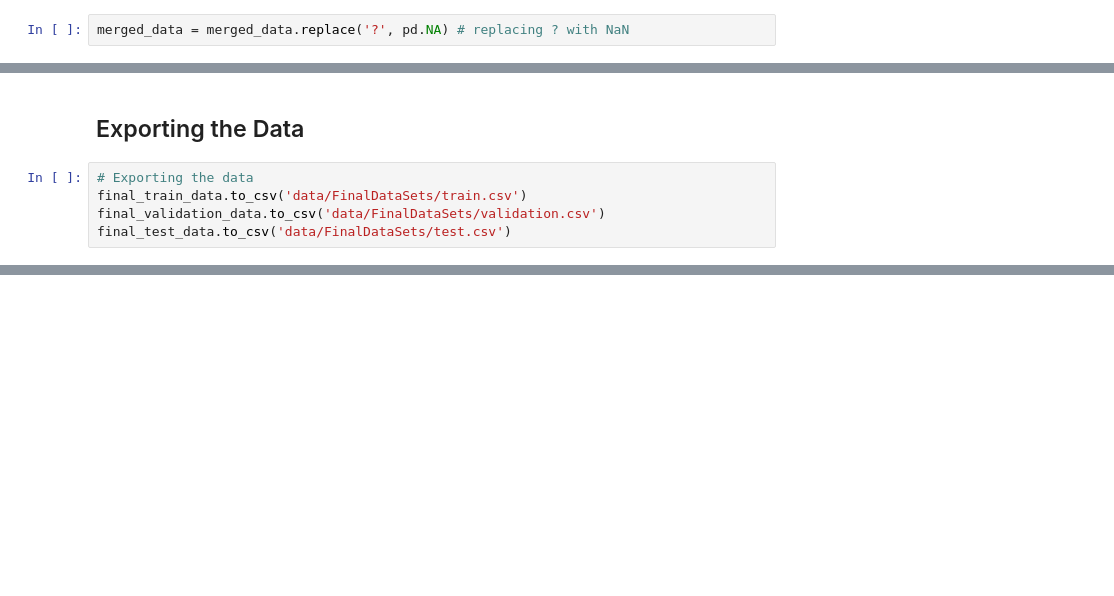
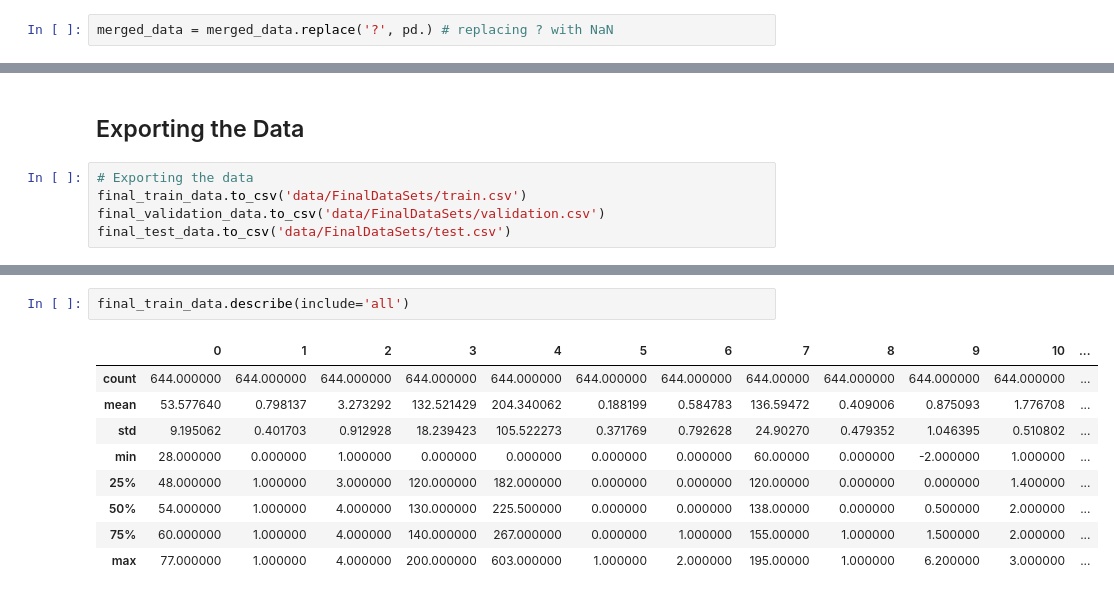
Before and after one commit to lucky-KRMU/KhushiDL-Heart-Disease, a Jupyter notebook: dataPreparation.ipynb, the cells around one changed output, grey strips where cells are left out. Cells and saved outputs as stored; diff of their text form; blank space fills up the shorter version.

```diff
--- a/dataPreparation.ipynb
+++ b/dataPreparation.ipynb
@@ -39,7 +39,7 @@ Data columns (total 14 columns):
 dtypes: float64(3), int64(1), object(8), str(2)
 memory usage: 107.8+ KB
 # %%
-merged_data = merged_data.replace('?', pd.NA) # replacing ? with NaN
+merged_data = merged_data.replace('?', pd.) # replacing ? with NaN
 # %%
 merged_data.info()
 # %% [output]
@@ -279,0 +317,12 @@ final_test_data.to_csv('data/FinalDataSets/test.csv')
+# %%
+final_train_data.describe(include='all')
+# %% [output]
+|  | 0 | 1 | 2 | 3 | 4 | 5 | 6 | 7 | 8 | 9 | 10 | ... |
+| count | 644.000000 | 644.000000 | 644.000000 | 644.000000 | 644.000000 | 644.000000 | 644.000000 | 644.00000 | 644.000000 | 644.000000 | 644.000000 | ... |
+| mean | 53.577640 | 0.798137 | 3.273292 | 132.521429 | 204.340062 | 0.188199 | 0.584783 | 136.59472 | 0.409006 | 0.875093 | 1.776708 | ... |
+| std | 9.195062 | 0.401703 | 0.912928 | 18.239423 | 105.522273 | 0.371769 | 0.792628 | 24.90270 | 0.479352 | 1.046395 | 0.510802 | ... |
+| min | 28.000000 | 0.000000 | 1.000000 | 0.000000 | 0.000000 | 0.000000 | 0.000000 | 60.00000 | 0.000000 | -2.000000 | 1.000000 | ... |
+| 25% | 48.000000 | 1.000000 | 3.000000 | 120.000000 | 182.000000 | 0.000000 | 0.000000 | 120.00000 | 0.000000 | 0.000000 | 1.400000 | ... |
+| 50% | 54.000000 | 1.000000 | 4.000000 | 130.000000 | 225.500000 | 0.000000 | 0.000000 | 138.00000 | 0.000000 | 0.500000 | 2.000000 | ... |
+| 75% | 60.000000 | 1.000000 | 4.000000 | 140.000000 | 267.000000 | 0.000000 | 1.000000 | 155.00000 | 1.000000 | 1.500000 | 2.000000 | ... |
+| max | 77.000000 | 1.000000 | 4.000000 | 200.000000 | 603.000000 | 1.000000 | 2.000000 | 195.00000 | 1.000000 | 6.200000 | 3.000000 | ... |
```
Also changed, not shown: parts of 3 cells of this notebook, 4 other files.
